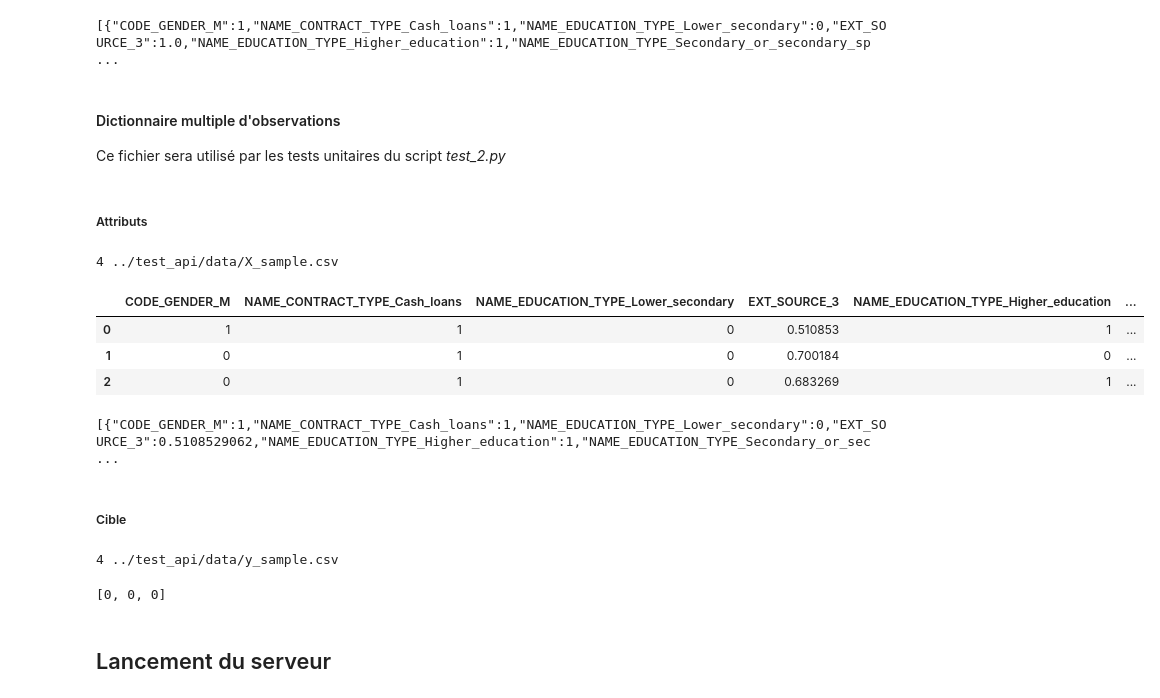
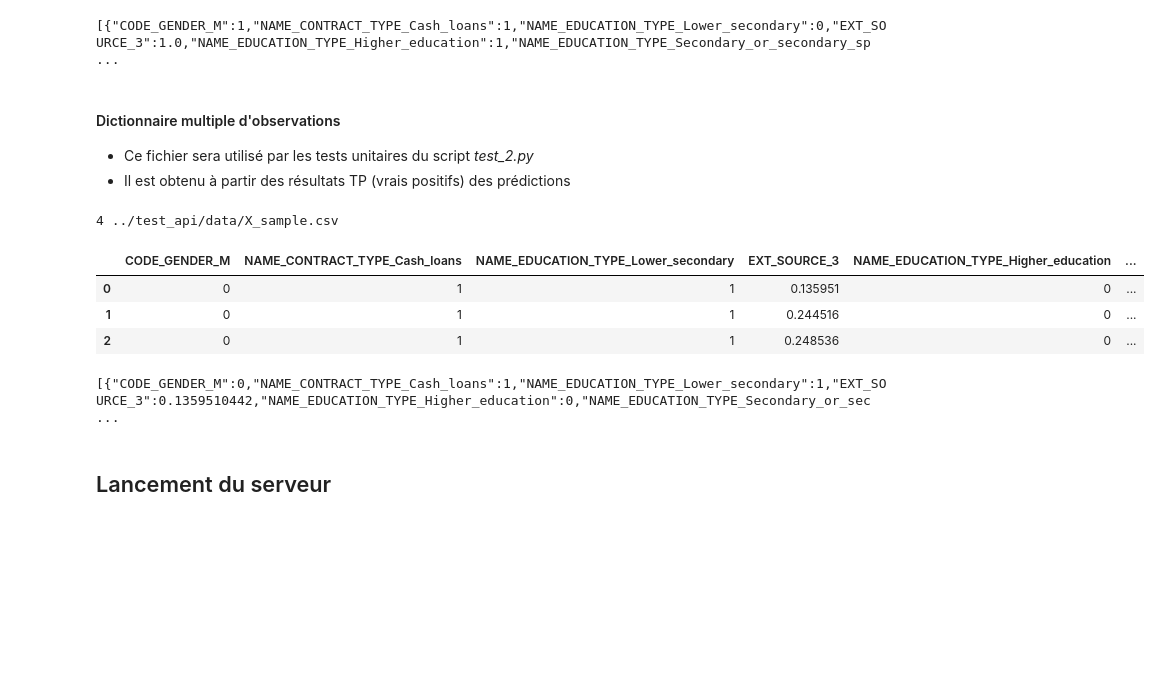
Before and after one commit to JeanRosselVallee/project_7, a Jupyter notebook: api/Jean_Vallée_1_notebook_API_042024.ipynb, the cells around one changed output. Saved outputs shown, nothing was run; the diff lists cells and outputs as text; code cells hidden in the pictures; blank space fills up the shorter version.

Commit message:
Updated unit tests + saved simplified model + added file with true positives

```diff
--- a/api/Jean_Vallée_1_notebook_API_042024.ipynb
+++ b/api/Jean_Vallée_1_notebook_API_042024.ipynb
@@ -110,9 +121,8 @@ with open(dir_test_data + '/dict_X_single.json', 'w') as file_object:
 [{"CODE_GENDER_M":1,"NAME_CONTRACT_TYPE_Cash_loans":1,"NAME_EDUCATION_TYPE_Lower_secondary":0,"EXT_SOURCE_3":1.0,"NAME_EDUCATION_TYPE_Higher_education":1,"NAME_EDUCATION_TYPE_Secondary_or_secondary_sp ...
 # %% [markdown]
 #### Dictionnaire multiple d'observations
-Ce fichier sera utilisé par les tests unitaires du script _test_2.py_
+- Ce fichier sera utilisé par les tests unitaires du script _test_2.py_
+- Il est obtenu à partir des résultats TP (vrais positifs) des prédictions
 # %%
 nb_observations = 3
-# %% [markdown]
-##### Attributs
 # %%
@@ -125,27 +135,16 @@ nb_file_lines = nb_observations + 1
 4 ../test_api/data/X_sample.csv
 # %%
 df_X_sample = pd.read_csv(file_X_sample).drop('Unnamed: 0', axis='columns')
-df_X_sample = df_X_sample[li_features]
 df_X_sample.head()
 # %% [output]
 |  | CODE_GENDER_M | NAME_CONTRACT_TYPE_Cash_loans | NAME_EDUCATION_TYPE_Lower_secondary | EXT_SOURCE_3 | NAME_EDUCATION_TYPE_Higher_education | ... |
-| 0 | 1 | 1 | 0 | 0.510853 | 1 | ... |
-| 1 | 0 | 1 | 0 | 0.700184 | 0 | ... |
-| 2 | 0 | 1 | 0 | 0.683269 | 1 | ... |
+| 0 | 0 | 1 | 1 | 0.135951 | 0 | ... |
+| 1 | 0 | 1 | 1 | 0.244516 | 0 | ... |
+| 2 | 0 | 1 | 1 | 0.248536 | 0 | ... |
 # %%
 str_features_values = df_X_sample.to_json(orient='records')
 print(str_features_values)
 with open(dir_test_data + '/dict_X_sample.json', 'w') as file_object:
     print(str_features_values, file=file_object)
 # %% [output]
-[{"CODE_GENDER_M":1,"NAME_CONTRACT_TYPE_Cash_loans":1,"NAME_EDUCATION_TYPE_Lower_secondary":0,"EXT_SOURCE_3":0.5108529062,"NAME_EDUCATION_TYPE_Higher_education":1,"NAME_EDUCATION_TYPE_Secondary_or_sec ...
+[{"CODE_GENDER_M":0,"NAME_CONTRACT_TYPE_Cash_loans":1,"NAME_EDUCATION_TYPE_Lower_secondary":1,"EXT_SOURCE_3":0.1359510442,"NAME_EDUCATION_TYPE_Higher_education":0,"NAME_EDUCATION_TYPE_Secondary_or_sec ...
-# %% [markdown]
-##### Cible
-# %%
-file_y_train = '../modeling/data/out/y_train_2.csv'
-file_y_sample = dir_test_data + 'y_sample.csv'
-nb_file_lines = nb_observations + 1
-! head -n $nb_file_lines $file_y_train > $file_y_sample
-! wc -l $file_y_sample
-# %% [output]
-4 ../test_api/data/y_sample.csv
@@ -155,11 +151,3 @@ li_y_sample = list(df_y_sample['TARGET'])
-# %%
-import json
-str_features_values = json.dumps(li_y_sample)
-print(str_features_values)
-with open(dir_test_data + '/li_y_sample.txt', 'w') as file_object:
-    print(str_features_values, file=file_object)
-# %% [output]
-[0, 0, 0]
 # %% [markdown]
 ## Lancement du serveur
 # %%
```
Also changed, not shown: parts of 7 cells of this notebook, 14 other files.
